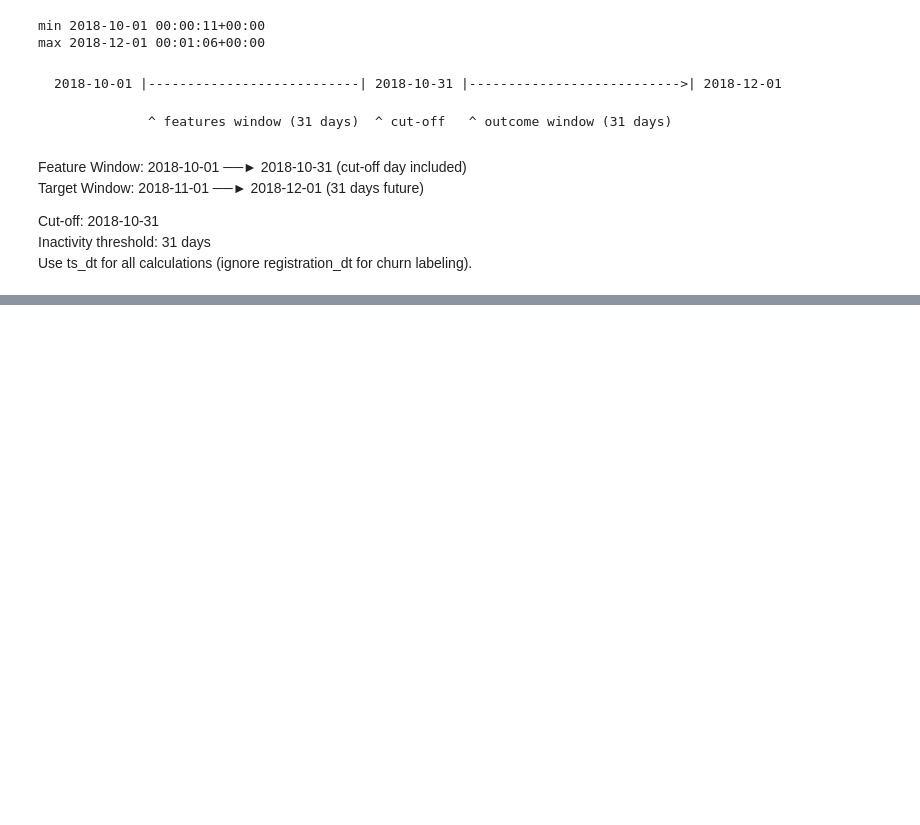
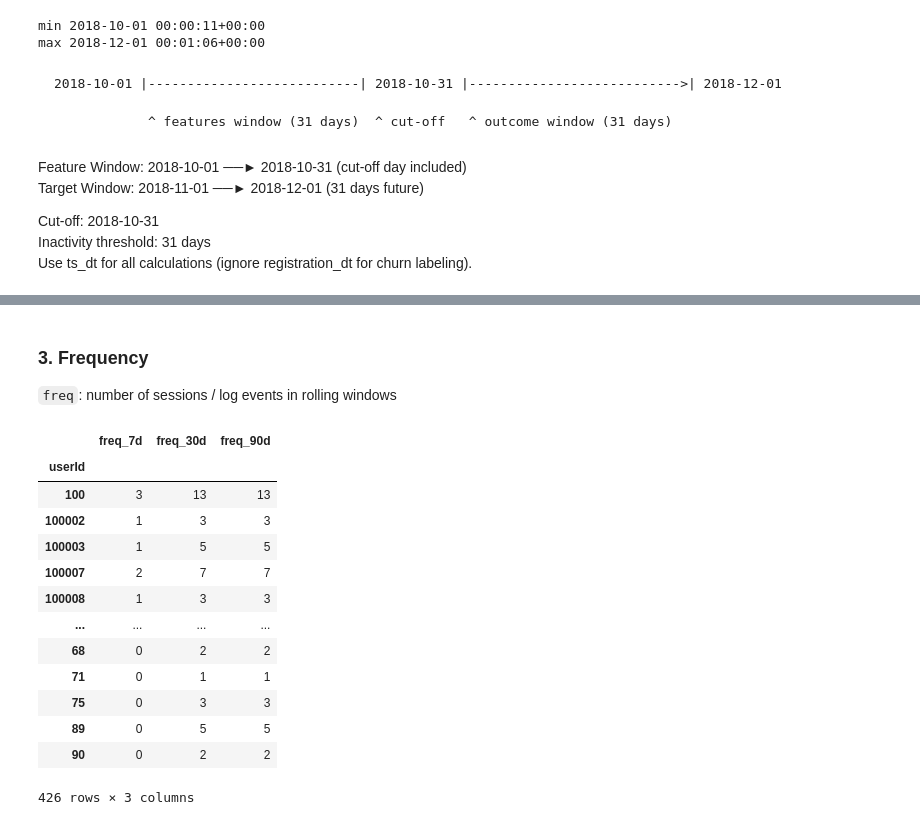
Before and after one commit to ReemNawaf/customer_churn, a Jupyter notebook: notebooks/experiements.ipynb, the cells around one changed output, grey strips where cells are left out. Saved outputs shown, nothing was run; the diff lists cells and outputs as text; code cells hidden in the pictures; blank space fills up the shorter version.

```diff
--- a/notebooks/experiements.ipynb
+++ b/notebooks/experiements.ipynb
@@ -48,0 +166,10 @@ Use ts_dt for all calculations (ignore registration_dt for churn labeling).
+# %%
+from datetime import timedelta
+
+import pandas as pd
+
+cutoff_date = pd.Timestamp(CUTT_OFF_DATE, tz="UTC")
+
+# keep only events up to cutoff
+feat_df = processed[processed["ts_dt"] <= cutoff_date].copy()
+feat_df["date"] = feat_df["ts_dt"].dt.date     # convenient daily granularity
@@ -48,0 +203,37 @@ Use ts_dt for all calculations (ignore registration_dt for churn labeling).
+# %% [markdown]
+### 3. Frequency
+`freq`: number of sessions / log events in rolling windows
+# %%
+def count_in_window(days):
+    start = cutoff_date - timedelta(days=days)
+    mask = feat_df["ts_dt"].between(start, cutoff_date)
+    return (
+        feat_df.loc[mask]
+               .groupby("userId")["sessionId"]
+               .nunique()
+               .rename(f"freq_{days}d")
+    )
+
+freq_7d  = count_in_window(7)
+freq_30d = count_in_window(30)
+freq_90d = count_in_window(90)
+
+frequency = pd.concat([freq_7d, freq_30d, freq_90d], axis=1).fillna(0).astype(int)
+# frequency.loc["10"]
+
+frequency
+# %% [output]
+|  | freq_7d | freq_30d | freq_90d |
+| userId |  |  |  |
+| 100 | 3 | 13 | 13 |
+| 100002 | 1 | 3 | 3 |
+| 100003 | 1 | 5 | 5 |
+| 100007 | 2 | 7 | 7 |
+| 100008 | 1 | 3 | 3 |
+| ... | ... | ... | ... |
+| 68 | 0 | 2 | 2 |
+| 71 | 0 | 1 | 1 |
+| 75 | 0 | 3 | 3 |
+| 89 | 0 | 5 | 5 |
+| 90 | 0 | 2 | 2 |
+426 rows × 3 columns
```
Also changed, not shown: parts of 32 cells of this notebook.
